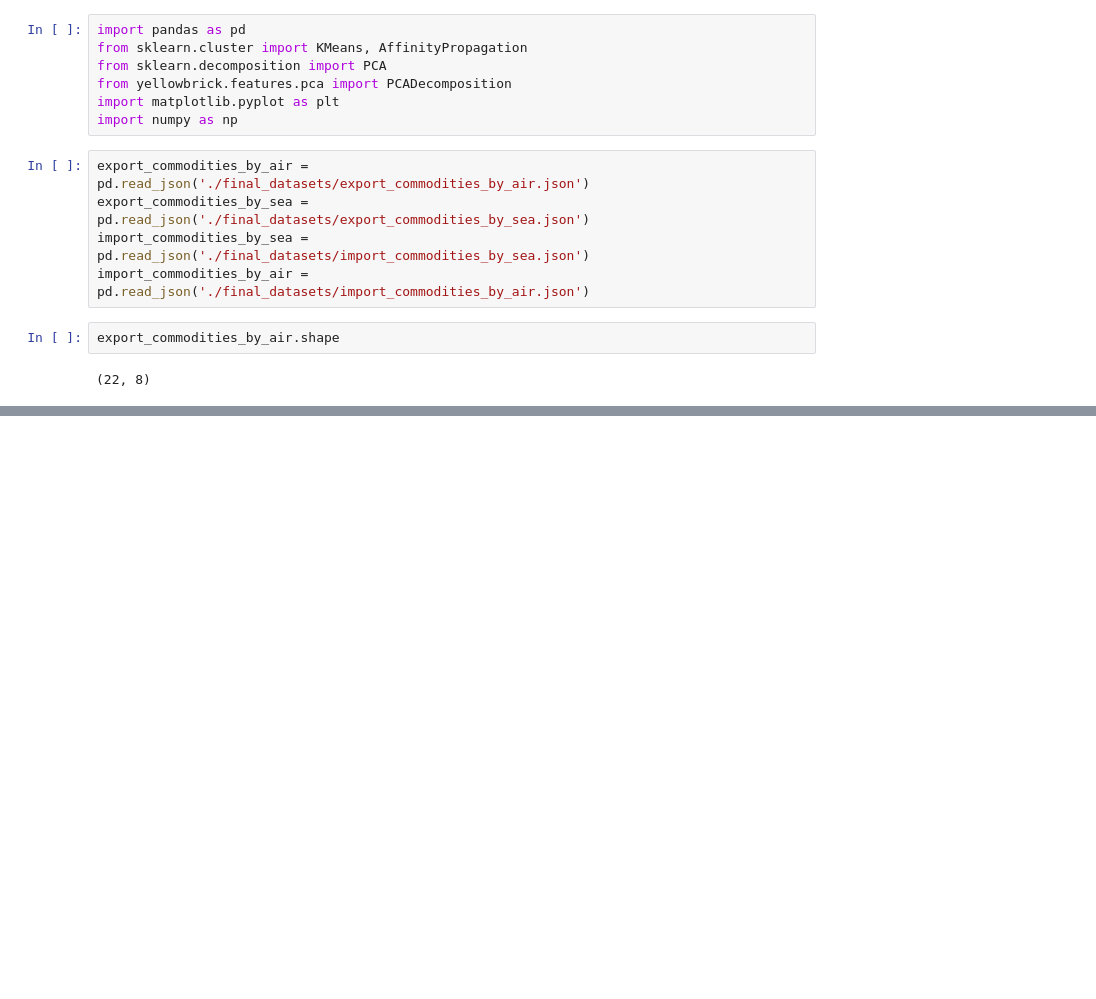
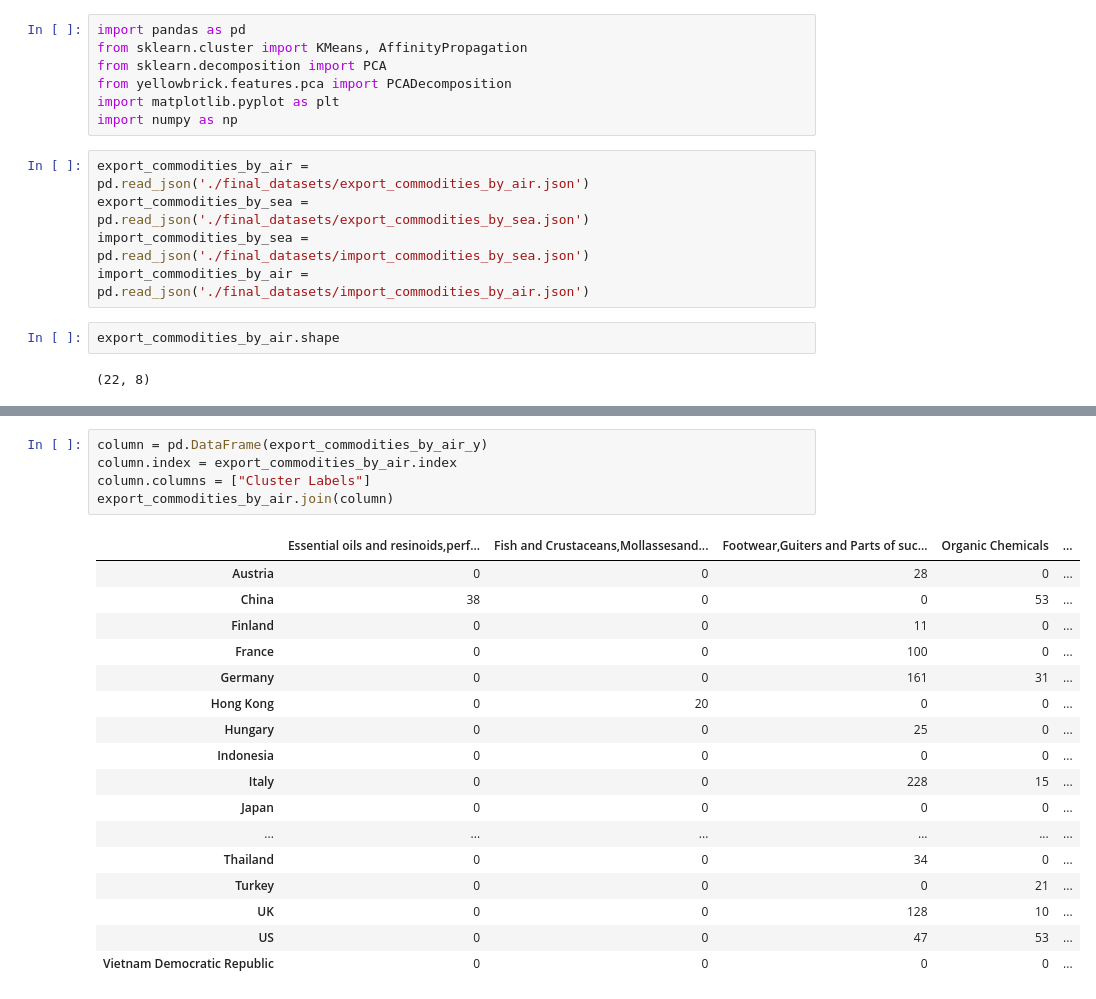
Before and after one commit to thisHermit/ke_rockz, a Jupyter notebook: Clustering.ipynb, the cells around one changed output, grey strips where cells are left out. Saved outputs shown, nothing was run; the diff lists cells and outputs as text; blank space fills up the shorter version.

Commit message:
Clustering in progress

```diff
--- a/Clustering.ipynb
+++ b/Clustering.ipynb
@@ -55,0 +56,23 @@ visualizer.poof()
+# %%
+column = pd.DataFrame(export_commodities_by_air_y)
+column.index = export_commodities_by_air.index
+column.columns = ["Cluster Labels"]
+export_commodities_by_air.join(column)
+# %% [output]
+|  | Essential oils and resinoids,perf... | Fish and Crustaceans,Mollassesand... | Footwear,Guiters and Parts of suc... | Organic Chemicals | ... |
+| Austria | 0 | 0 | 28 | 0 | ... |
+| China | 38 | 0 | 0 | 53 | ... |
+| Finland | 0 | 0 | 11 | 0 | ... |
+| France | 0 | 0 | 100 | 0 | ... |
+| Germany | 0 | 0 | 161 | 31 | ... |
+| Hong Kong | 0 | 20 | 0 | 0 | ... |
+| Hungary | 0 | 0 | 25 | 0 | ... |
+| Indonesia | 0 | 0 | 0 | 0 | ... |
+| Italy | 0 | 0 | 228 | 15 | ... |
+| Japan | 0 | 0 | 0 | 0 | ... |
+| ... | ... | ... | ... | ... | ... |
+| Thailand | 0 | 0 | 34 | 0 | ... |
+| Turkey | 0 | 0 | 0 | 21 | ... |
+| UK | 0 | 0 | 128 | 10 | ... |
+| US | 0 | 0 | 47 | 53 | ... |
+| Vietnam Democratic Republic | 0 | 0 | 0 | 0 | ... |
```
Also changed, not shown: parts of 2 cells of this notebook, 1 other file.
